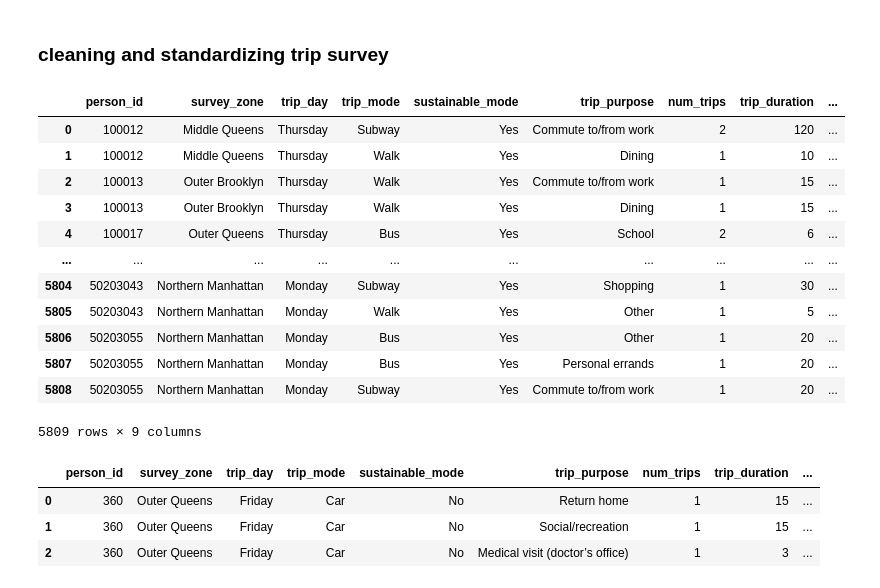
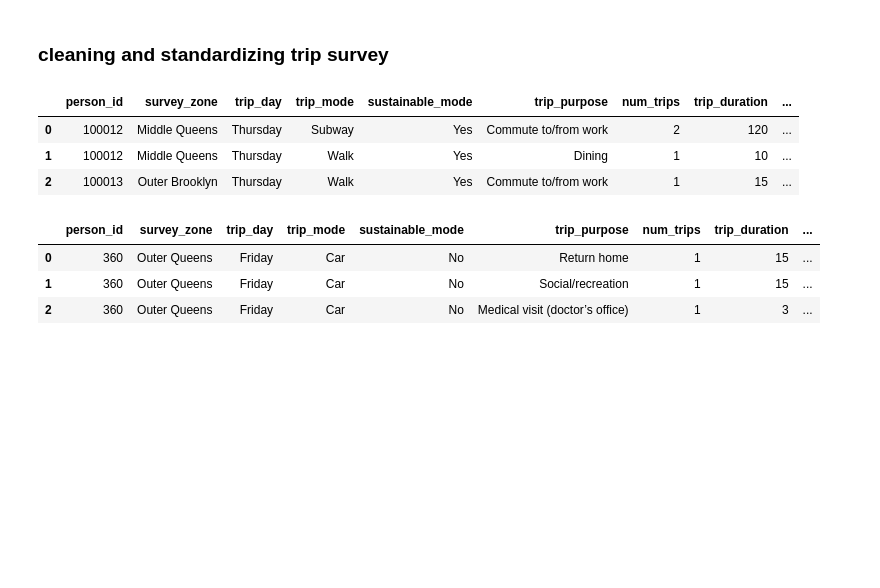
Before and after one commit to mmgargoles/NYC-Mobility-Project, a Jupyter notebook: CPSC4830-Project-Draft.ipynb, the cells around one changed output. Cells and saved outputs as stored; diff of their text form; code cells hidden in the pictures; blank space fills up the shorter version.

```diff
--- a/CPSC4830-Project-Draft.ipynb
+++ b/CPSC4830-Project-Draft.ipynb
@@ -93,24 +66,15 @@ trip_2019
-# %% [markdown]
-### cleaning and standardizing trip survey
+# %% [markdown]
+### cleaning and standardizing trip survey
 # %%
 #renaming 2018
 trip_2018_coded = trip_2018.rename(columns={'UniqueID':'person_id','qSURVEYZONE_HOME':'survey_zone','QDAY':'trip_day','qModeGrouping':'trip_mode','qSustainableMode':'sustainable_mode','qDAY1TRIPPURPOSE':'trip_purpose','qDAY1TRIPLENGTH':'trip_duration'})
 trip_2018_coded['survey_year']='2018'
-trip_2018_coded
+trip_2018_coded.head(3)
 # %% [output]
 |  | person_id | survey_zone | trip_day | trip_mode | sustainable_mode | trip_purpose | num_trips | trip_duration | ... |
 | 0 | 100012 | Middle Queens | Thursday | Subway | Yes | Commute to/from work | 2 | 120 | ... |
 | 1 | 100012 | Middle Queens | Thursday | Walk | Yes | Dining | 1 | 10 | ... |
 | 2 | 100013 | Outer Brooklyn | Thursday | Walk | Yes | Commute to/from work | 1 | 15 | ... |
-| 3 | 100013 | Outer Brooklyn | Thursday | Walk | Yes | Dining | 1 | 15 | ... |
-| 4 | 100017 | Outer Queens | Thursday | Bus | Yes | School | 2 | 6 | ... |
-| ... | ... | ... | ... | ... | ... | ... | ... | ... | ... |
-| 5804 | 50203043 | Northern Manhattan | Monday | Subway | Yes | Shopping | 1 | 30 | ... |
-| 5805 | 50203043 | Northern Manhattan | Monday | Walk | Yes | Other | 1 | 5 | ... |
-| 5806 | 50203055 | Northern Manhattan | Monday | Bus | Yes | Other | 1 | 20 | ... |
-| 5807 | 50203055 | Northern Manhattan | Monday | Bus | Yes | Personal errands | 1 | 20 | ... |
-| 5808 | 50203055 | Northern Manhattan | Monday | Subway | Yes | Commute to/from work | 1 | 20 | ... |
-5809 rows × 9 columns
 # %%
 #converting values to categorical in trip 2017
 t2017_qsurvey_zone = {1: 'Inner Brooklyn' ,2: 'Inner Queens' ,3: 'Manhattan Core' ,4: 'Middle Queens' ,5: 'Northern Bronx' ,6: 'Northern Manhattan' ,7: 'Outer Brooklyn' ,8: 'Outer Queens' ,9: 'Southern Bronx' ,10: 'Staten Island' ,11: 'Other'}
```
Also changed, not shown: parts of 17 cells of this notebook.
